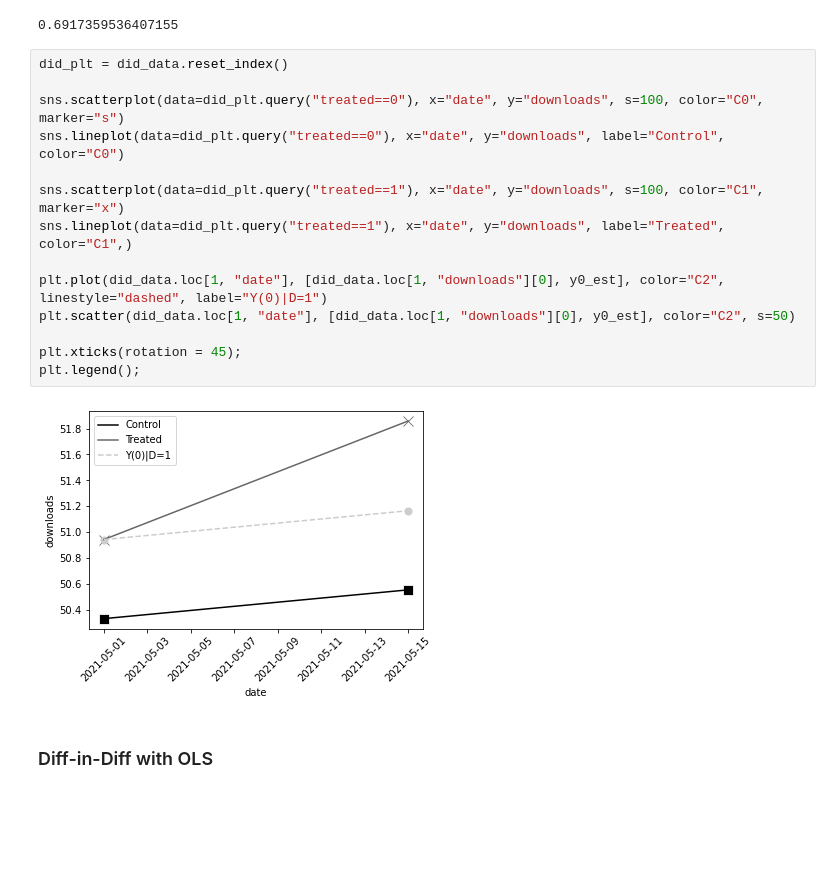
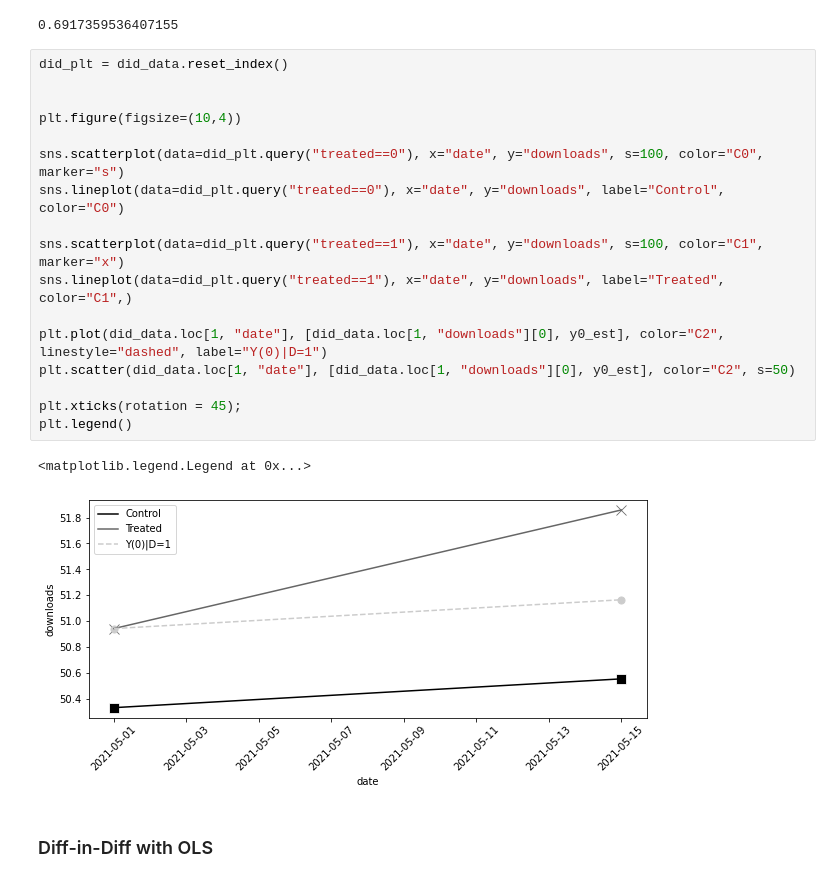
Before and after one commit to matheusfacure/causal-inference-in-python-code, a Jupyter notebook: causal-inference-in-python/08-Difference-in-Differences.ipynb, the cells around one changed output. Saved outputs shown, nothing was run; the diff lists cells and outputs as text; blank space fills up the shorter version.

```diff
--- a/causal-inference-in-python/08-Difference-in-Differences.ipynb
+++ b/causal-inference-in-python/08-Difference-in-Differences.ipynb
@@ -103,20 +105,24 @@ delta_y.tail()
 0.6917359536407155
 # %%
 did_plt = did_data.reset_index()
+
+
+plt.figure(figsize=(10,4))
 
 sns.scatterplot(data=did_plt.query("treated==0"), x="date", y="downloads", s=100, color="C0", marker="s")
 sns.lineplot(data=did_plt.query("treated==0"), x="date", y="downloads", label="Control", color="C0")
 
 sns.scatterplot(data=did_plt.query("treated==1"), x="date", y="downloads", s=100, color="C1", marker="x")
 sns.lineplot(data=did_plt.query("treated==1"), x="date", y="downloads", label="Treated", color="C1",)
 
 plt.plot(did_data.loc[1, "date"], [did_data.loc[1, "downloads"][0], y0_est], color="C2", linestyle="dashed", label="Y(0)|D=1")
 plt.scatter(did_data.loc[1, "date"], [did_data.loc[1, "downloads"][0], y0_est], color="C2", s=50)
 
 plt.xticks(rotation = 45);
-plt.legend();
+plt.legend()
 # %% [output]
+<matplotlib.legend.Legend at 0x...>
-[figure, old version]
+[figure, new version]
 # %% [markdown]
 ### Diff-in-Diff with OLS
 # %%
```
Also changed, not shown: parts of 20 cells of this notebook, 6 other files.
